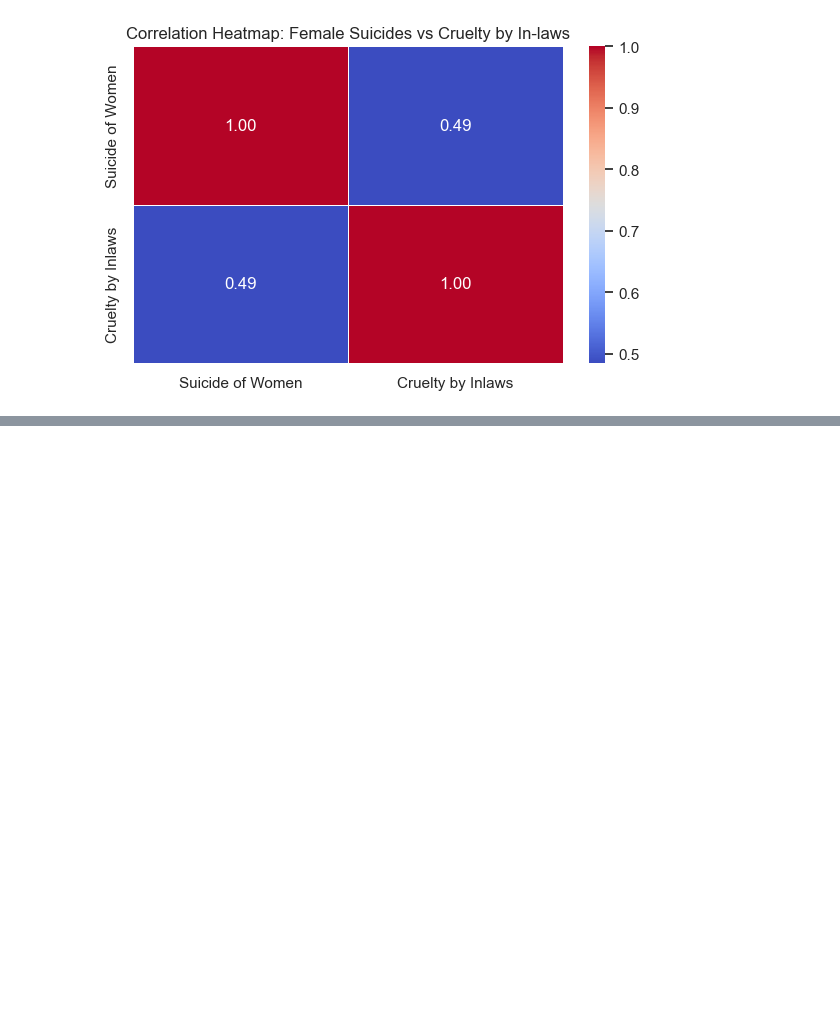
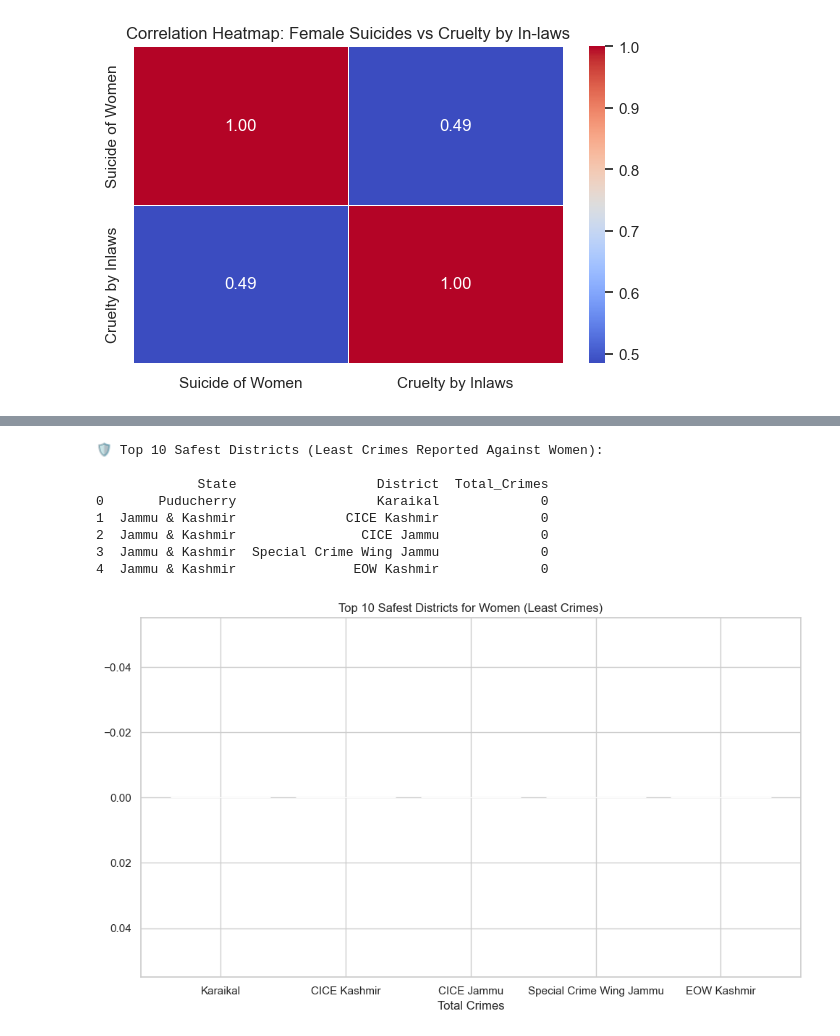
Before and after one commit to chabhijeet004/CrimeAgainstWomen2022, a Jupyter notebook: Notebook.ipynb, the cells around one changed output, grey strips where cells are left out. Drawn from its saved outputs; the diff is of its cells as text; code cells hidden in the pictures; blank space fills up the shorter version.

```diff
--- a/Notebook.ipynb
+++ b/Notebook.ipynb
@@ -104,0 +131,37 @@ Passing `palette` without assigning `hue` is deprecated and will be removed in v
+# %%
+
+
+# Get all crime columns (assuming they start from the 4th column)
+crime_columns = data.columns[3:]
+
+# Filter only numeric crime data
+crime_data = data[crime_columns].select_dtypes(include='number')
+
+# Sum total crimes per district
+data["Total_Crimes"] = crime_data.sum(axis=1)
+
+# Sort districts by lowest total crimes
+safest_districts = data.sort_values(by="Total_Crimes").reset_index(drop=True)
+
+# Show top 10 safest districts
+top_10_safest = safest_districts[["State", "District", "Total_Crimes"]].head(5)
+print("🛡️ Top 10 Safest Districts (Least Crimes Reported Against Women):\n")
+print(top_10_safest)
+
+plt.figure(figsize=(10, 6))
+plt.bar(top_10_safest["District"], top_10_safest["Total_Crimes"], color='green')
+plt.xlabel("Total Crimes")
+plt.title("Top 10 Safest Districts for Women (Least Crimes)")
+plt.gca().invert_yaxis()  # Highest at the top
+plt.tight_layout()
+plt.show()
+# %% [output]
+🛡️ Top 10 Safest Districts (Least Crimes Reported Against Women):
+
+             State                  District  Total_Crimes
+0       Puducherry                  Karaikal             0
+1  Jammu & Kashmir              CICE Kashmir             0
+2  Jammu & Kashmir                CICE Jammu             0
+3  Jammu & Kashmir  Special Crime Wing Jammu             0
+4  Jammu & Kashmir               EOW Kashmir             0
+[figure, added]
```
Also changed, not shown: parts of 4 cells of this notebook, 2 other files.
